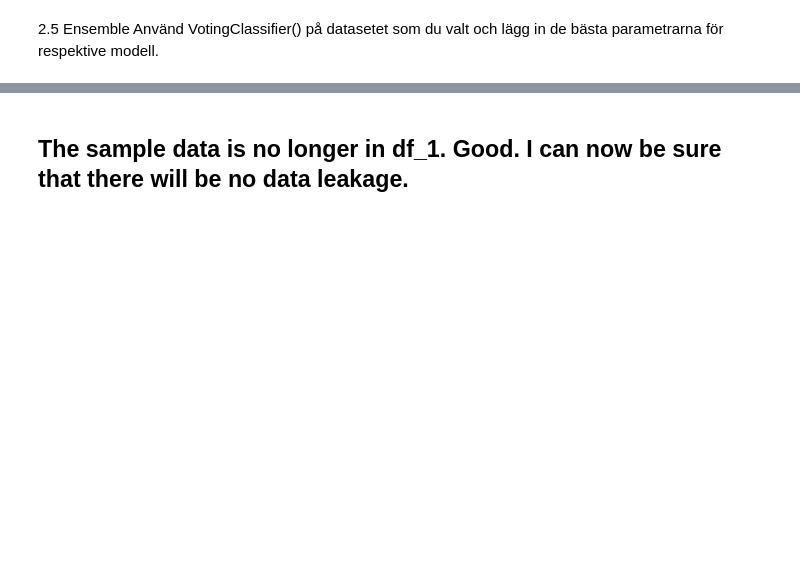
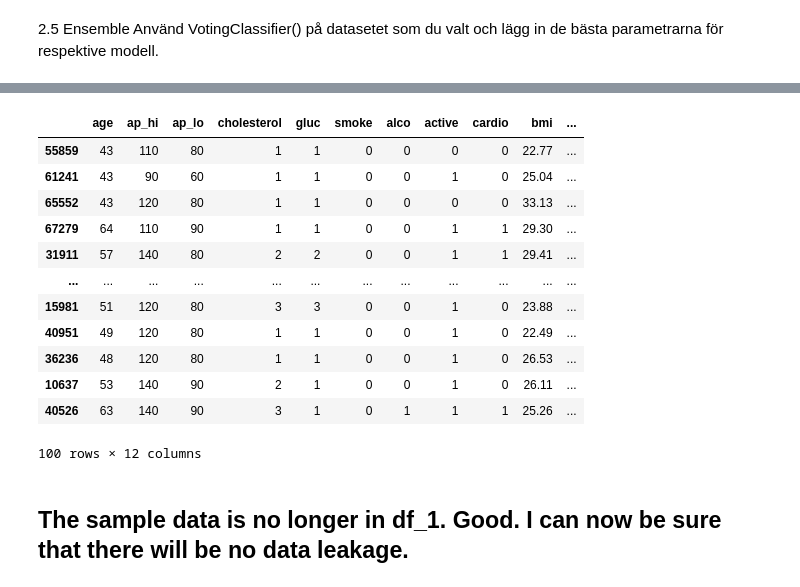
Before and after one commit to Rufshod/Machine-Learning-Alexander-Andersson, a Jupyter notebook: Lab/Lab_2_Split_df.ipynb, the cells around one changed output, grey strips where cells are left out. Drawn from its saved outputs; the diff is of its cells as text; code cells hidden in the pictures; blank space fills up the shorter version.

```diff
--- a/Lab/Lab_2_Split_df.ipynb
+++ b/Lab/Lab_2_Split_df.ipynb
@@ -672,4 +459,3 @@ display(df_1)
 # %%
 # creating df with only the random samples
-df_test = pd.read_csv("../Data/test_samples.csv")
-df_test.drop(columns=["Unnamed: 0"], inplace=True)
+df_test_samples = pd.read_csv("../Data/test_samples.csv", index_col=0)
@@ -688,2 +462,18 @@ print("Number of duplicate rows: ", len(df_test_duplicates))
+# %%
+df_test_samples
+# %% [output]
+|  | age | ap_hi | ap_lo | cholesterol | gluc | smoke | alco | active | cardio | bmi | ... |
+| 55859 | 43 | 110 | 80 | 1 | 1 | 0 | 0 | 0 | 0 | 22.77 | ... |
+| 61241 | 43 | 90 | 60 | 1 | 1 | 0 | 0 | 1 | 0 | 25.04 | ... |
+| 65552 | 43 | 120 | 80 | 1 | 1 | 0 | 0 | 0 | 0 | 33.13 | ... |
+| 67279 | 64 | 110 | 90 | 1 | 1 | 0 | 0 | 1 | 1 | 29.30 | ... |
+| 31911 | 57 | 140 | 80 | 2 | 2 | 0 | 0 | 1 | 1 | 29.41 | ... |
+| ... | ... | ... | ... | ... | ... | ... | ... | ... | ... | ... | ... |
+| 15981 | 51 | 120 | 80 | 3 | 3 | 0 | 0 | 1 | 0 | 23.88 | ... |
+| 40951 | 49 | 120 | 80 | 1 | 1 | 0 | 0 | 1 | 0 | 22.49 | ... |
+| 36236 | 48 | 120 | 80 | 1 | 1 | 0 | 0 | 1 | 0 | 26.53 | ... |
+| 10637 | 53 | 140 | 90 | 2 | 1 | 0 | 0 | 1 | 0 | 26.11 | ... |
+| 40526 | 63 | 140 | 90 | 3 | 1 | 0 | 1 | 1 | 1 | 25.26 | ... |
+100 rows × 12 columns
 # %% [markdown]
 ## The sample data is no longer in df_1. Good. I can now be sure that there will be no data leakage.
```
Also changed, not shown: parts of 40 cells of this notebook, 8 other files.
